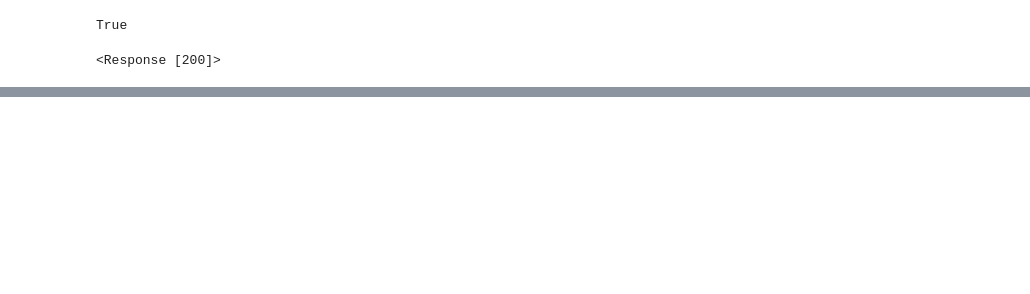
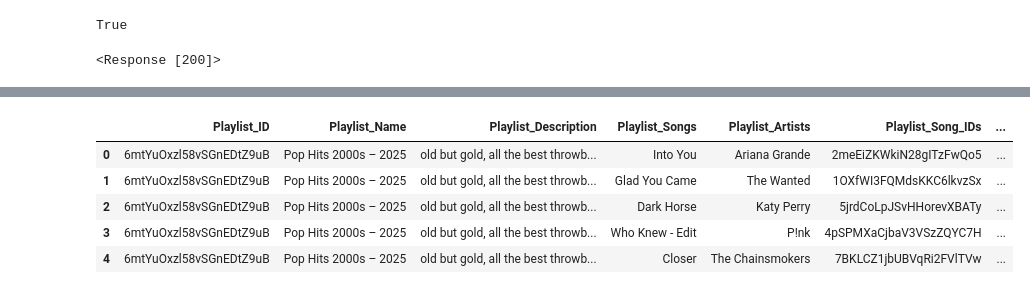
Before and after one commit to trenton-slocum/Playlist-Generator-GPT2Med, a Jupyter notebook: lyric_scraper.ipynb, the cells around one changed output, grey strips where cells are left out. Drawn from its saved outputs; the diff is of its cells as text; code cells hidden in the pictures; blank space fills up the shorter version.

```diff
--- a/lyric_scraper.ipynb
+++ b/lyric_scraper.ipynb
@@ -157,0 +235,9 @@ len(genius_url_cache)
+# %%
+exploded_data.head(5)
+# %% [output]
+|  | Playlist_ID | Playlist_Name | Playlist_Description | Playlist_Songs | Playlist_Artists | Playlist_Song_IDs | ... |
+| 0 | 6mtYuOxzl58vSGnEDtZ9uB | Pop Hits 2000s – 2025 | old but gold, all the best throwb... | Into You | Ariana Grande | 2meEiZKWkiN28gITzFwQo5 | ... |
+| 1 | 6mtYuOxzl58vSGnEDtZ9uB | Pop Hits 2000s – 2025 | old but gold, all the best throwb... | Glad You Came | The Wanted | 1OXfWI3FQMdsKKC6lkvzSx | ... |
+| 2 | 6mtYuOxzl58vSGnEDtZ9uB | Pop Hits 2000s – 2025 | old but gold, all the best throwb... | Dark Horse | Katy Perry | 5jrdCoLpJSvHHorevXBATy | ... |
+| 3 | 6mtYuOxzl58vSGnEDtZ9uB | Pop Hits 2000s – 2025 | old but gold, all the best throwb... | Who Knew - Edit | P!nk | 4pSPMXaCjbaV3VSzZQYC7H | ... |
+| 4 | 6mtYuOxzl58vSGnEDtZ9uB | Pop Hits 2000s – 2025 | old but gold, all the best throwb... | Closer | The Chainsmokers | 7BKLCZ1jbUBVqRi2FVlTVw | ... |
```
Also changed, not shown: parts of 17 cells of this notebook, 2 other files.
